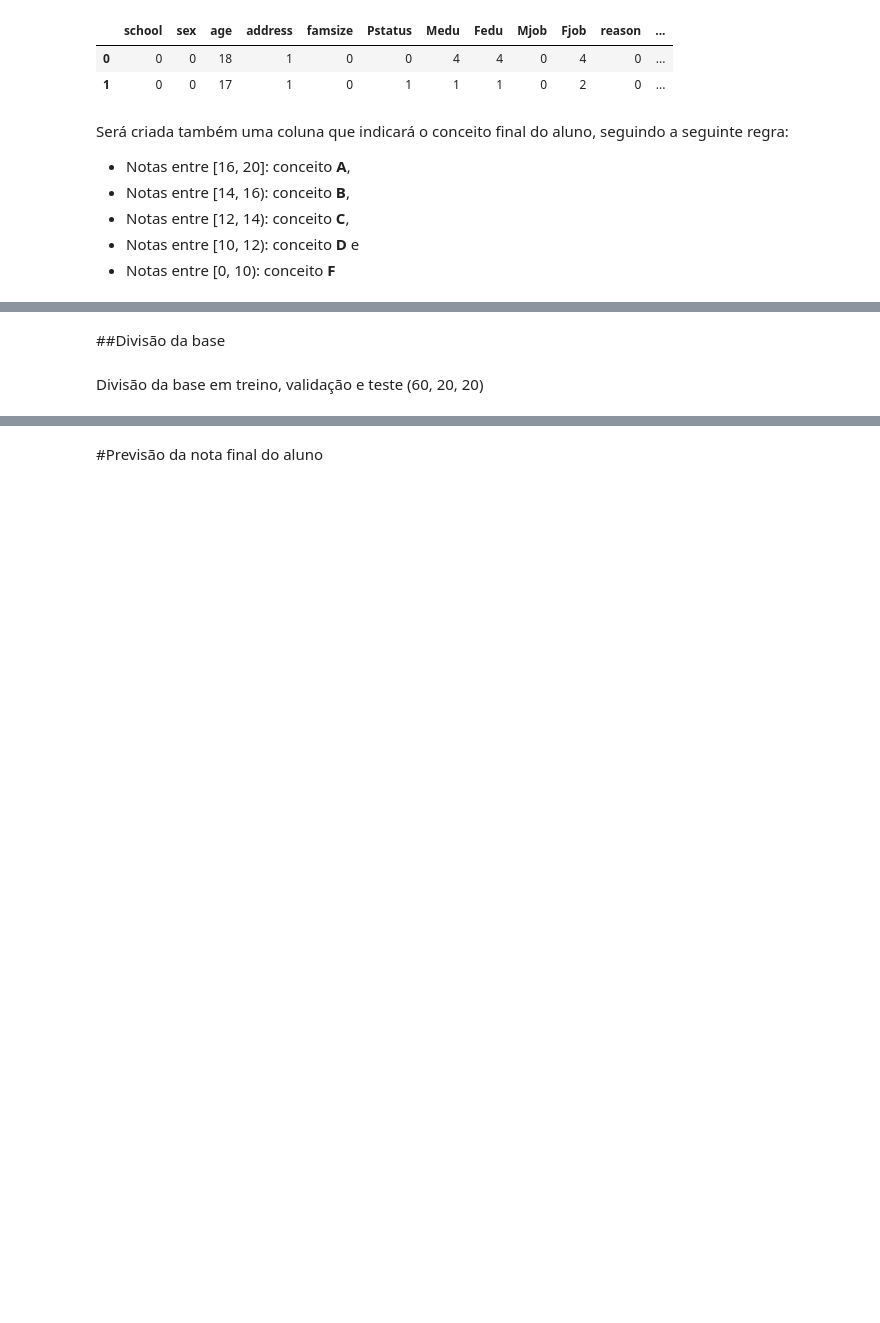
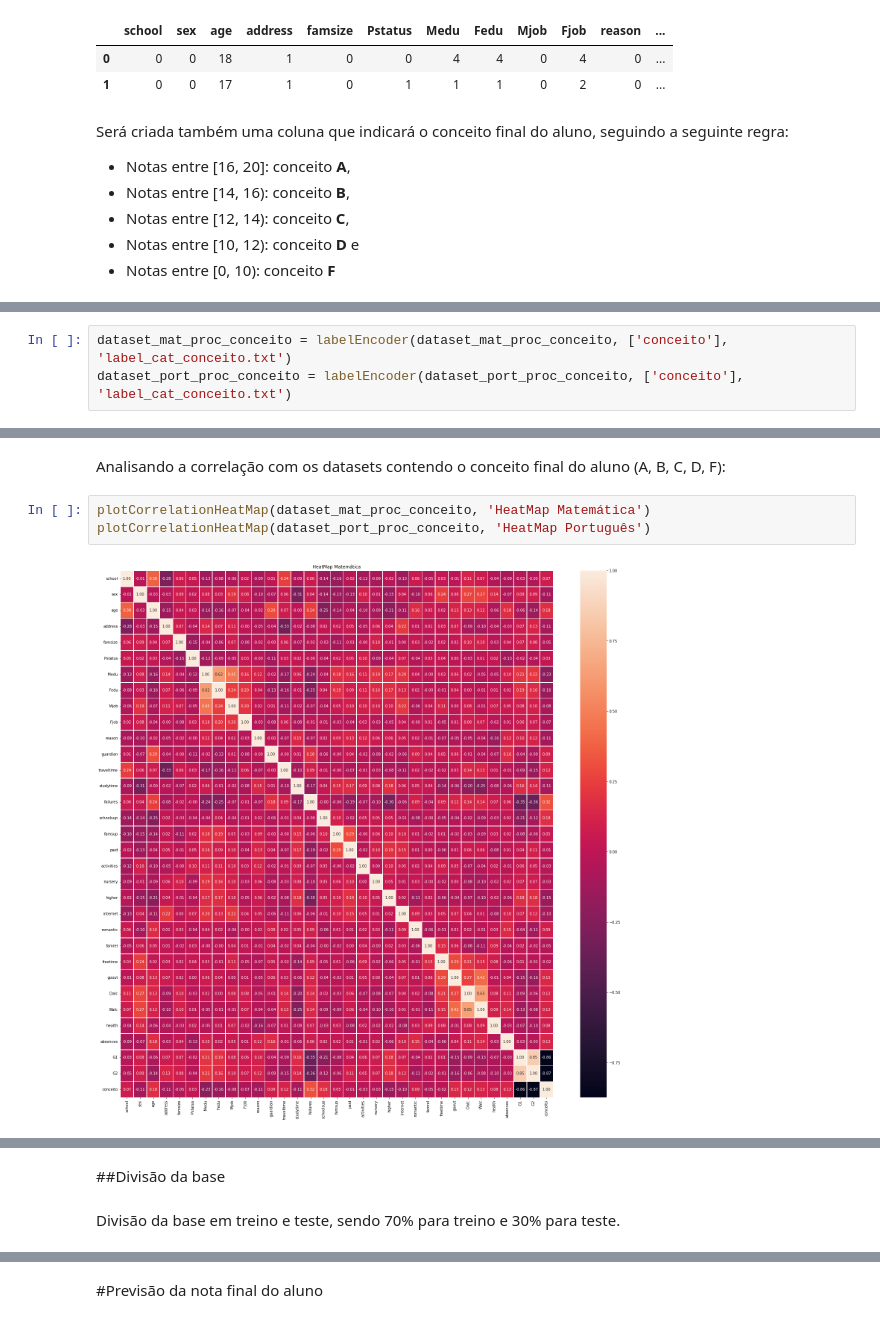
Before and after one commit to marcosflu/analise-dados-educacionais, a Jupyter notebook: Teste_análise_base_educacional.ipynb, the cells around one changed output, grey strips where cells are left out. Cells and saved outputs as stored; diff of their text form; blank space fills up the shorter version.

```diff
--- a/Teste_análise_base_educacional.ipynb
+++ b/Teste_análise_base_educacional.ipynb
@@ -160,0 +159,3 @@ dataset_port_proc.head(3)
+# %%
+dataset_mat_proc_conceito = labelEncoder(dataset_mat_proc_conceito, ['conceito'], 'label_cat_conceito.txt')
+dataset_port_proc_conceito = labelEncoder(dataset_port_proc_conceito, ['conceito'], 'label_cat_conceito.txt')
@@ -160,0 +190,7 @@ dataset_port_proc.head(3)
+# %% [markdown]
+Analisando a correlação com os datasets contendo o conceito final do aluno (A, B, C, D, F):
+# %%
+plotCorrelationHeatMap(dataset_mat_proc_conceito, 'HeatMap Matemática')
+plotCorrelationHeatMap(dataset_port_proc_conceito, 'HeatMap Português')
+# %% [output]
+[figure, added]
@@ -161,4 +198,4 @@ dataset_port_proc.head(3)
 # %% [markdown]
 ##Divisão da base
 # %% [markdown]
-Divisão da base em treino, validação e teste (60, 20, 20)
+Divisão da base em treino e teste, sendo 70% para treino e 30% para teste.
```
Also changed, not shown: parts of 26 cells of this notebook.
